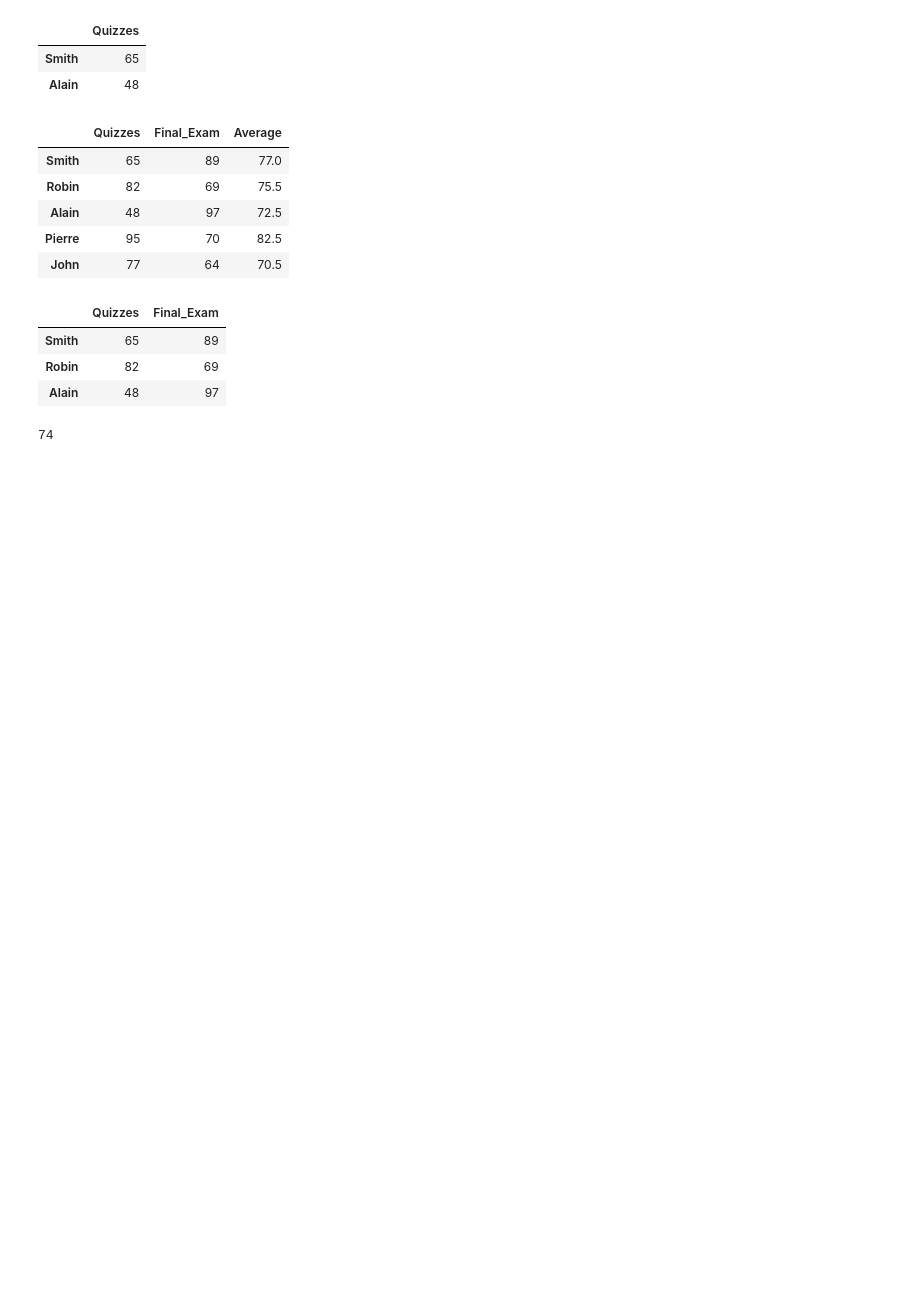
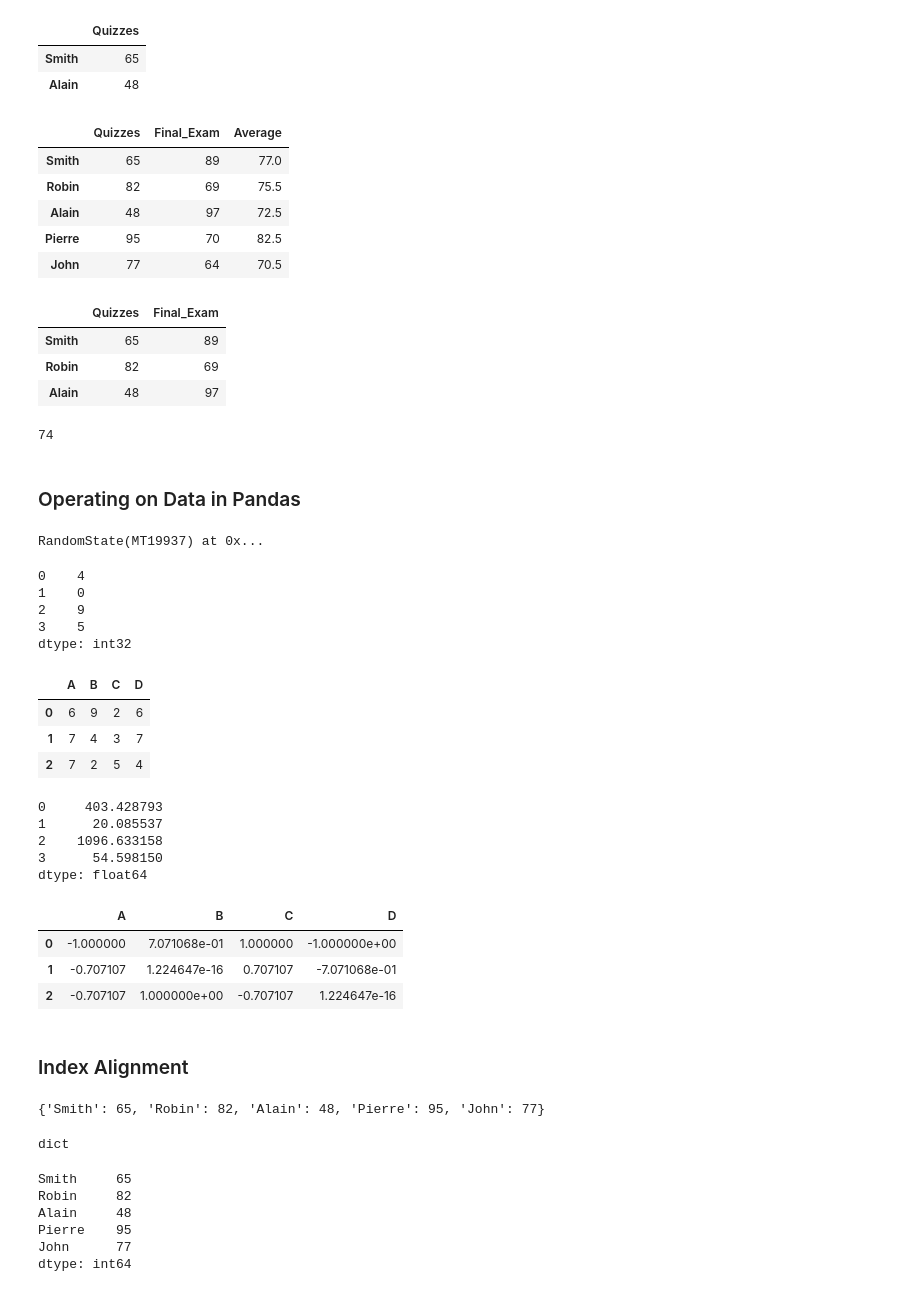
Before and after one commit to ali-d-nasseri/Python-Tutorials, a Jupyter notebook: Pandas-Analysis-Kaggle-Survey.ipynb, the cells around one changed output. Cells and saved outputs as stored; diff of their text form; code cells hidden in the pictures; blank space fills up the shorter version.

```diff
--- a/Pandas-Analysis-Kaggle-Survey.ipynb
+++ b/Pandas-Analysis-Kaggle-Survey.ipynb
@@ -533,3 +535,63 @@ dataframe.loc['Smith', 'Quizzes'] = 74
 dataframe.loc['Smith', 'Quizzes']
 # %% [output]
 74
+# %% [markdown]
+### Operating on Data in Pandas
+# %%
+rng = np.random.RandomState(42)
+rng
+# %% [output]
+RandomState(MT19937) at 0x...
+# %%
+ser = pd.Series(rng.randint(0,10,4)) # making a series obejct with size 4 which contains any values from 0 to 10
+ser
+# %% [output]
+0    4
+1    0
+2    9
+3    5
+dtype: int32
+# %%
+df = pd.DataFrame(rng.randint(0,10,(3,4)), columns = ['A', 'B', 'C', 'D'])
+# %%
+df
+# %% [output]
+|  | A | B | C | D |
+| 0 | 6 | 9 | 2 | 6 |
+| 1 | 7 | 4 | 3 | 7 |
+| 2 | 7 | 2 | 5 | 4 |
+# %%
+np.exp(ser)
+# %% [output]
+0     403.428793
+1      20.085537
+2    1096.633158
+3      54.598150
+dtype: float64
+# %%
+np.sin(df*np.pi/4)
+# %% [output]
+|  | A | B | C | D |
+| 0 | -1.000000 | 7.071068e-01 | 1.000000 | -1.000000e+00 |
+| 1 | -0.707107 | 1.224647e-16 | 0.707107 | -7.071068e-01 |
+| 2 | -0.707107 | 1.000000e+00 | -0.707107 | 1.224647e-16 |
+# %% [markdown]
+### Index Alignment
+# %%
+quizzes
+# %% [output]
+{'Smith': 65, 'Robin': 82, 'Alain': 48, 'Pierre': 95, 'John': 77}
+# %%
+type(quizzes)
+# %% [output]
+dict
+# %%
+Quizzes = pd.Series(quizzes)
+Quizzes
+# %% [output]
+Smith     65
+Robin     82
+Alain     48
+Pierre    95
+John      77
+dtype: int64
```
Also changed, not shown: parts of 17 cells of this notebook.
